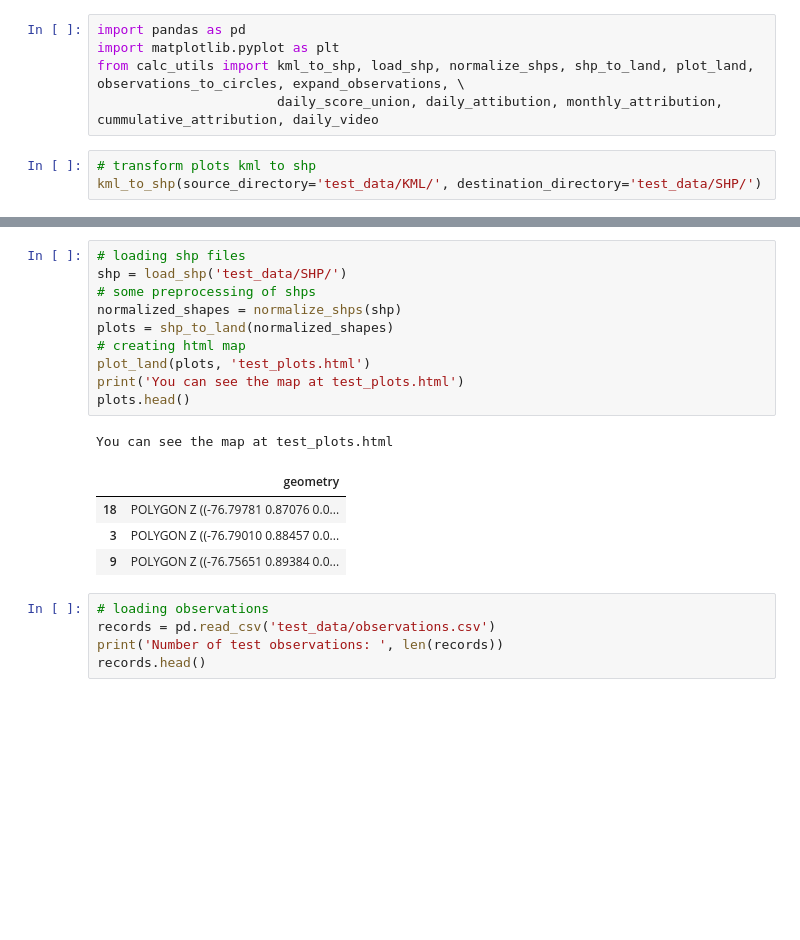
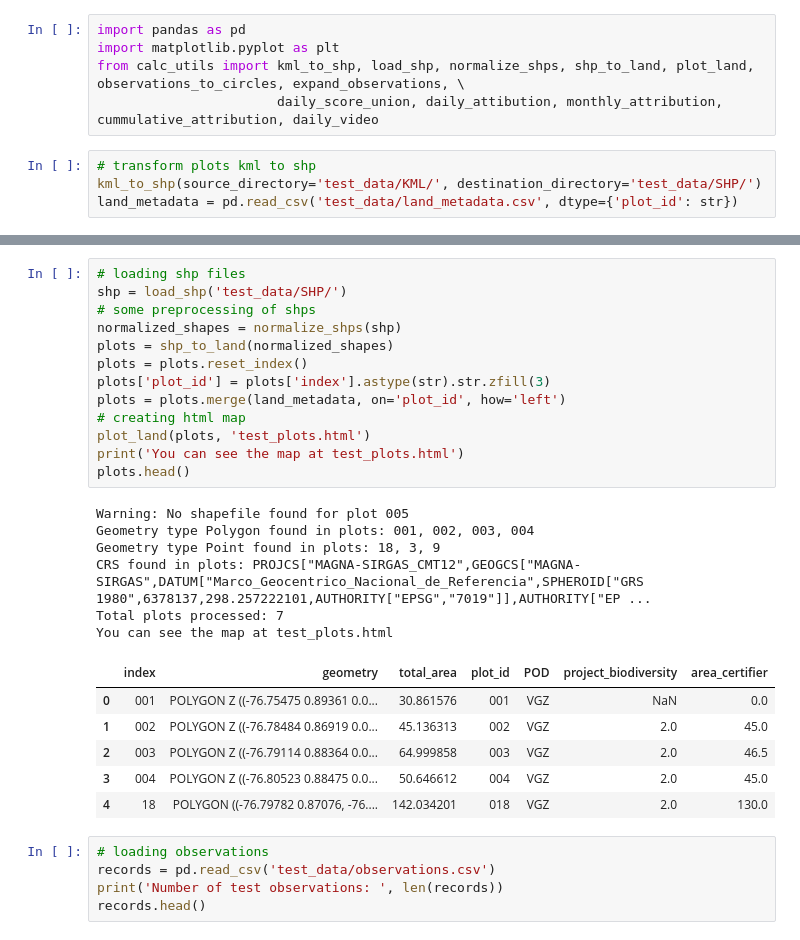
Before and after one commit to savimbo/biocredits-calc, a Jupyter notebook: testing_notebook.ipynb, the cells around one changed output, grey strips where cells are left out. Saved outputs shown, nothing was run; the diff lists cells and outputs as text; blank space fills up the shorter version.

```diff
--- a/testing_notebook.ipynb
+++ b/testing_notebook.ipynb
@@ -8,3 +8,4 @@ from calc_utils import kml_to_shp, load_shp, normalize_shps, shp_to_land, plot_l
 # %%
 # transform plots kml to shp
 kml_to_shp(source_directory='test_data/KML/', destination_directory='test_data/SHP/')
+land_metadata = pd.read_csv('test_data/land_metadata.csv', dtype={'plot_id': str})
@@ -11,19 +40,29 @@ kml_to_shp(source_directory='test_data/KML/', destination_directory='test_data/S
 # %%
 # loading shp files
 shp = load_shp('test_data/SHP/')
 # some preprocessing of shps
 normalized_shapes = normalize_shps(shp)
 plots = shp_to_land(normalized_shapes)
+plots = plots.reset_index()
+plots['plot_id'] = plots['index'].astype(str).str.zfill(3)
+plots = plots.merge(land_metadata, on='plot_id', how='left')
 # creating html map
 plot_land(plots, 'test_plots.html')
 print('You can see the map at test_plots.html')
 plots.head()
 # %% [output]
+Warning: No shapefile found for plot 005
+Geometry type Polygon found in plots: 001, 002, 003, 004
+Geometry type Point found in plots: 18, 3, 9
+CRS found in plots: PROJCS["MAGNA-SIRGAS_CMT12",GEOGCS["MAGNA-SIRGAS",DATUM["Marco_Geocentrico_Nacional_de_Referencia",SPHEROID["GRS 1980",6378137,298.257222101,AUTHORITY["EPSG","7019"]],AUTHORITY["EP ...
+Total plots processed: 7
 You can see the map at test_plots.html
-|  | geometry |
-| 18 | POLYGON Z ((-76.79781 0.87076 0.0... |
-| 3 | POLYGON Z ((-76.79010 0.88457 0.0... |
-| 9 | POLYGON Z ((-76.75651 0.89384 0.0... |
+|  | index | geometry | total_area | plot_id | POD | project_biodiversity | area_certifier |
+| 0 | 001 | POLYGON Z ((-76.75475 0.89361 0.0... | 30.861576 | 001 | VGZ | NaN | 0.0 |
+| 1 | 002 | POLYGON Z ((-76.78484 0.86919 0.0... | 45.136313 | 002 | VGZ | 2.0 | 45.0 |
+| 2 | 003 | POLYGON Z ((-76.79114 0.88364 0.0... | 64.999858 | 003 | VGZ | 2.0 | 46.5 |
+| 3 | 004 | POLYGON Z ((-76.80523 0.88475 0.0... | 50.646612 | 004 | VGZ | 2.0 | 45.0 |
+| 4 | 18 | POLYGON ((-76.79782 0.87076, -76.... | 142.034201 | 018 | VGZ | 2.0 | 130.0 |
 # %%
 # loading observations
 records = pd.read_csv('test_data/observations.csv')
```
Also changed, not shown: parts of 6 cells of this notebook, 1 other file.
